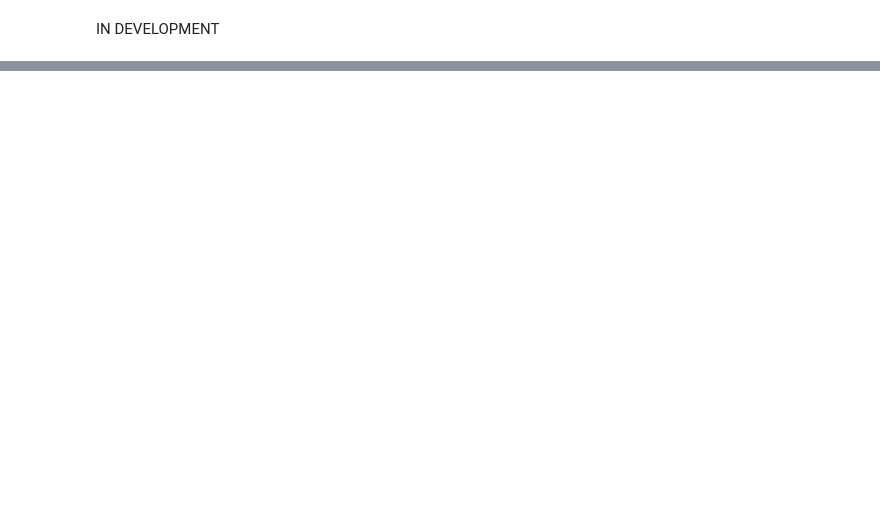
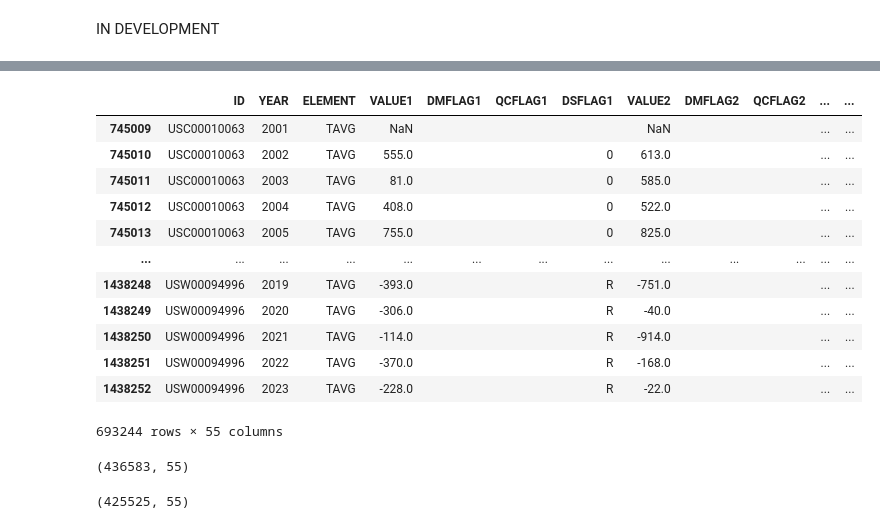
Before and after one commit to kerriegeil/MSU_example_compute, a Jupyter notebook: python/python_learn_by_example/trend_analysis.ipynb, the cells around one changed output, grey strips where cells are left out. Cells and saved outputs as stored; diff of their text form; code cells hidden in the pictures; blank space fills up the shorter version.

```diff
--- a/python/python_learn_by_example/trend_analysis.ipynb
+++ b/python/python_learn_by_example/trend_analysis.ipynb
@@ -127,0 +182,5 @@ with open(datfile) as f:
+# %%
+# we know the missing data value is -9999
+# let's replace that value with NaN
+
+df=df.replace(-9999,np.nan)
@@ -127,0 +199,43 @@ with open(datfile) as f:
+# %%
+# creating new data columns
+df['COUNTRY']=df['ID'].str[0:2]
+df['NETWORK_ID']=df['ID'].str[2:3]
+df['STATION_ID']=df['ID'].str[3:]
+# df
+# %%
+# subset the dataframe to only stations in the United States
+# here we save the results as a new dataframe
+USdf = df[df['COUNTRY']=='US'].copy()
+# USdf
+# %%
+# subset the dataframe to include only data years with no missing values
+
+# first create a new column to hold the number of missing values per row
+USdf['nan_count']= USdf.isnull().sum(axis=1)
+USdf
+# %% [output]
+|  | ID | YEAR | ELEMENT | VALUE1 | DMFLAG1 | QCFLAG1 | DSFLAG1 | VALUE2 | DMFLAG2 | QCFLAG2 | ... | ... |
+| 745009 | USC00010063 | 2001 | TAVG | NaN |  |  |  | NaN |  |  | ... | ... |
+| 745010 | USC00010063 | 2002 | TAVG | 555.0 |  |  | 0 | 613.0 |  |  | ... | ... |
+| 745011 | USC00010063 | 2003 | TAVG | 81.0 |  |  | 0 | 585.0 |  |  | ... | ... |
+| 745012 | USC00010063 | 2004 | TAVG | 408.0 |  |  | 0 | 522.0 |  |  | ... | ... |
+| 745013 | USC00010063 | 2005 | TAVG | 755.0 |  |  | 0 | 825.0 |  |  | ... | ... |
+| ... | ... | ... | ... | ... | ... | ... | ... | ... | ... | ... | ... | ... |
+| 1438248 | USW00094996 | 2019 | TAVG | -393.0 |  |  | R | -751.0 |  |  | ... | ... |
+| 1438249 | USW00094996 | 2020 | TAVG | -306.0 |  |  | R | -40.0 |  |  | ... | ... |
+| 1438250 | USW00094996 | 2021 | TAVG | -114.0 |  |  | R | -914.0 |  |  | ... | ... |
+| 1438251 | USW00094996 | 2022 | TAVG | -370.0 |  |  | R | -168.0 |  |  | ... | ... |
+| 1438252 | USW00094996 | 2023 | TAVG | -228.0 |  |  | R | -22.0 |  |  | ... | ... |
+693244 rows × 55 columns
+# %%
+# subset for only rows with no missing data
+USdf=USdf[USdf['nan_count']==0]
+USdf.shape
+# %% [output]
+(436583, 55)
+# %%
+# subset for data years after 1900
+USdf=USdf[USdf['YEAR']>=1900]
+USdf.shape
+# %% [output]
+(425525, 55)
```
Also changed, not shown: parts of 21 cells of this notebook.
